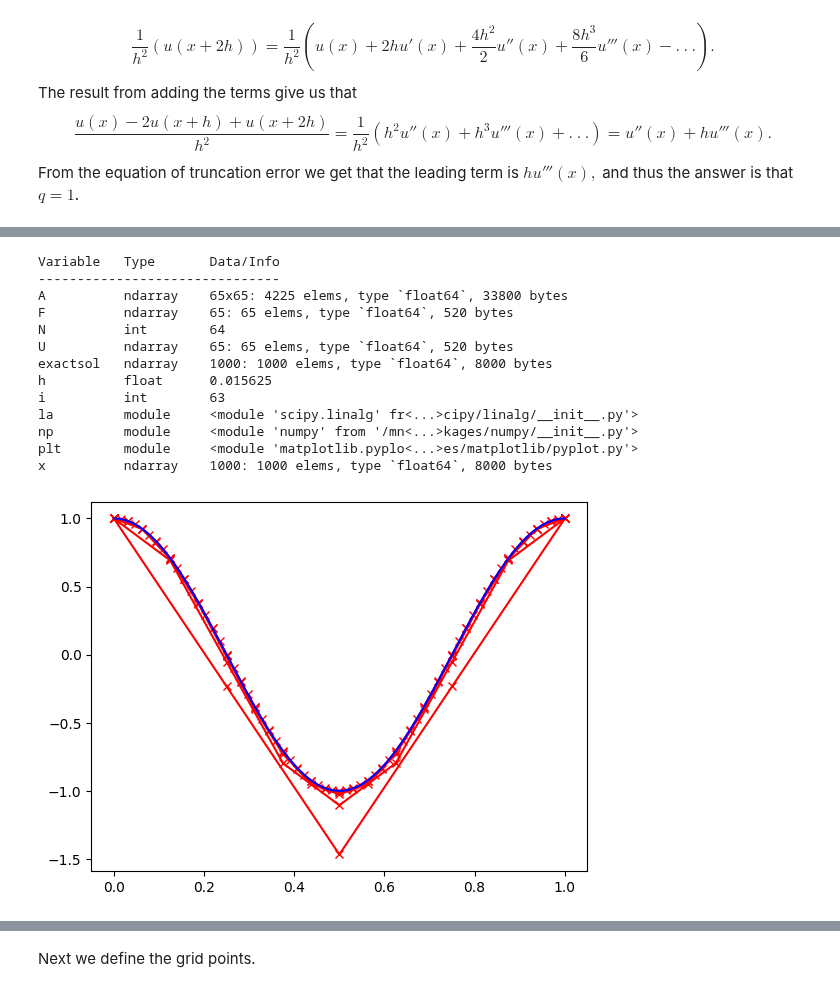
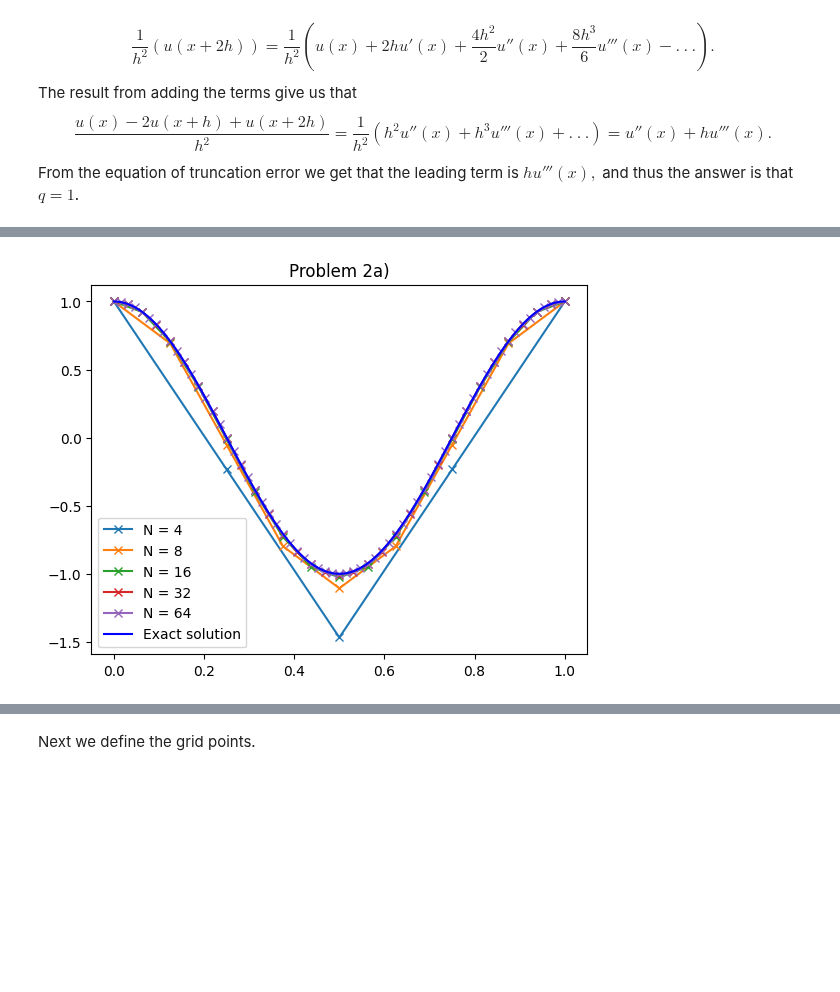
Before and after one commit to todj107/NumPDE, a Jupyter notebook: lab_01_tor.ipynb, the cells around one changed output, grey strips where cells are left out. Drawn from its saved outputs; the diff is of its cells as text; code cells hidden in the pictures; blank space fills up the shorter version.

```diff
--- a/lab_01_tor.ipynb
+++ b/lab_01_tor.ipynb
@@ -160,45 +176,35 @@ for N in [4, 8, 16, 32, 64]:
 
 	A = np.zeros((N+1, N+1))
 
 	h = 1/N
 
 	for i in range(1, N):
 		A[i, i-1] = -1
 		A[i, i+1] = -1
 		A[i, i] = 2
 
 	F = (2*np.pi)**2*np.cos(2*np.pi*x)
 
 	# Dirichlet
 	A[0,0] = 1
 	F[0] = 1
 
 	A[N,N] = 1
 	F[N] = 1
 
 	# scaling A
 	A[1:N,:] = A[1:N,:] / h**2
 
 	U = la.solve(A, F)
 	#  "x-r" means mark data points as "x", connect them by a line and use red color
-	plt.plot(x, U, "x-r")
+	plt.plot(x, U, "x-")
 
 # exact solution
 x = np.linspace(0,1,1000)
 exactsol = np.cos(2*np.pi*x)
 plt.plot(x,exactsol,"b")
+plt.legend(["N = 4","N = 8","N = 16","N = 32","N = 64","Exact solution"])
+plt.title("Problem 2a)")
+plt.show()
 # %% [output]
-Variable   Type       Data/Info
--------------------------------
-A          ndarray    65x65: 4225 elems, type `float64`, 33800 bytes
-F          ndarray    65: 65 elems, type `float64`, 520 bytes
-N          int        64
-U          ndarray    65: 65 elems, type `float64`, 520 bytes
-exactsol   ndarray    1000: 1000 elems, type `float64`, 8000 bytes
-h          float      0.015625
-i          int        63
-la         module     <module 'scipy.linalg' fr<...>cipy/linalg/__init__.py'>
-np         module     <module 'numpy' from '/mn<...>kages/numpy/__init__.py'>
-plt        module     <module 'matplotlib.pyplo<...>es/matplotlib/pyplot.py'>
-x          ndarray    1000: 1000 elems, type `float64`, 8000 bytes
-[figure, old version]
+[figure, new version]
```
Also changed, not shown: parts of 6 cells of this notebook.
